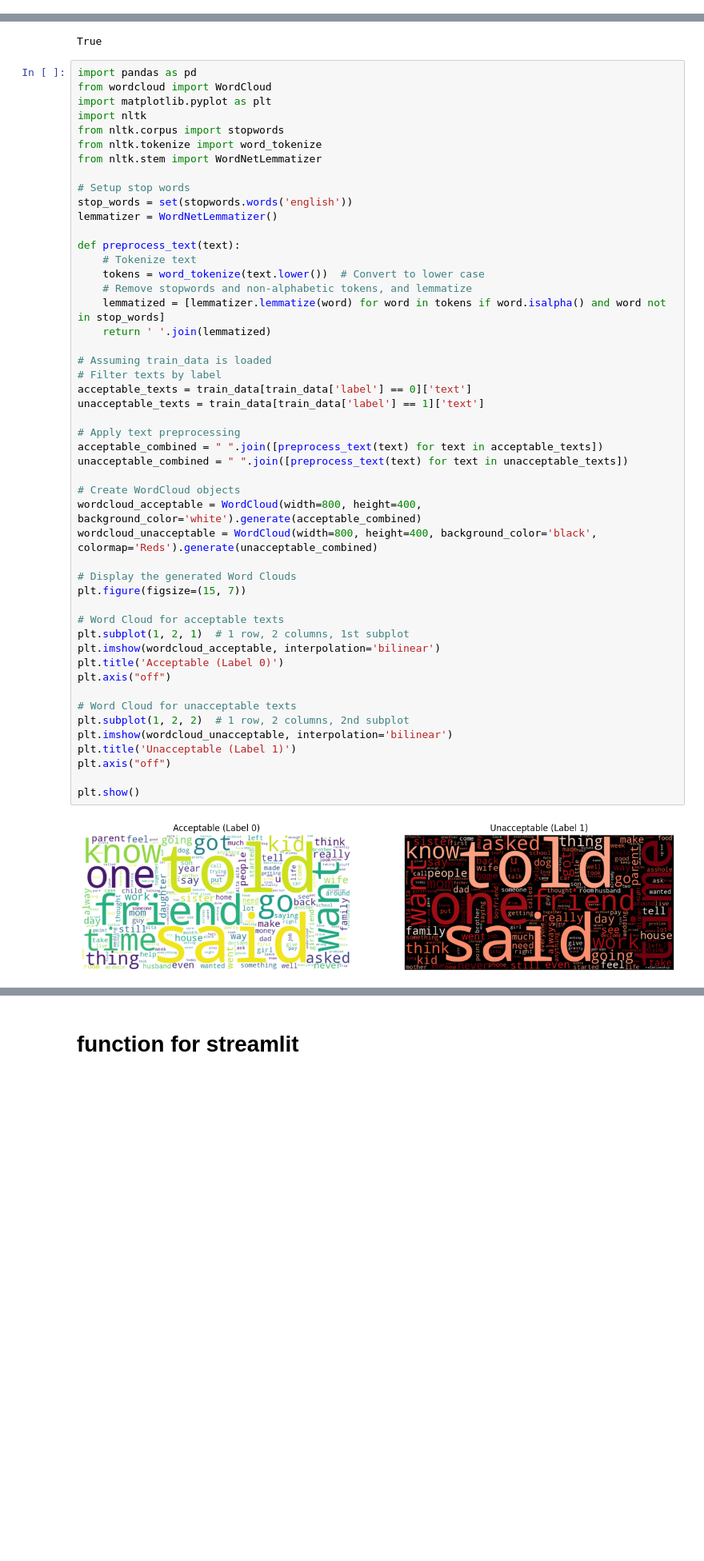
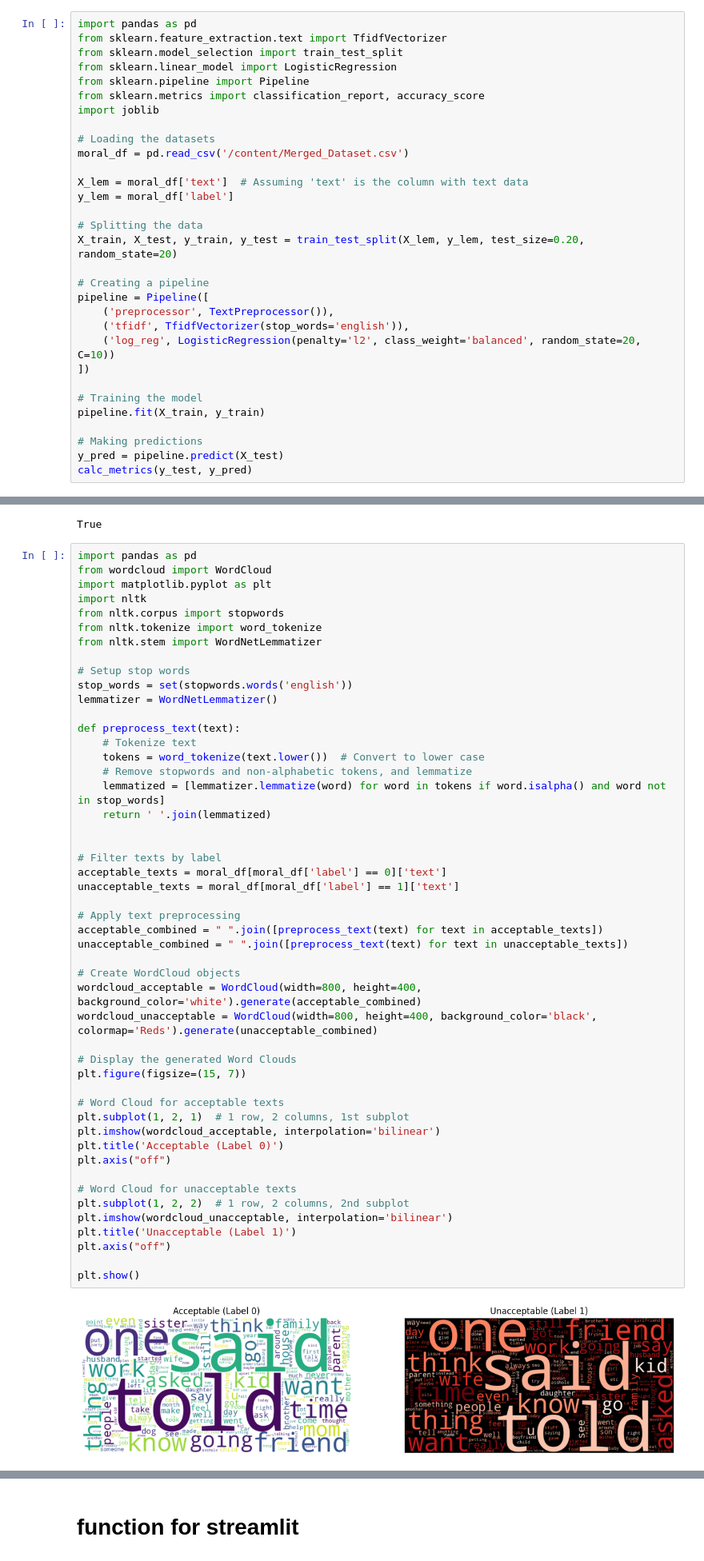
Before and after one commit to shelly-serafimovich/ML-Moral-Judgment-and-Liability-Project, a Jupyter notebook: ML_Moral_Judgment_and_Liability_Project.ipynb, the cells around one changed output, grey strips where cells are left out. Shown at 80% size. Saved outputs shown, nothing was run; the diff lists cells and outputs as text; blank space fills up the shorter version.

```diff
--- a/ML_Moral_Judgment_and_Liability_Project.ipynb
+++ b/ML_Moral_Judgment_and_Liability_Project.ipynb
@@ -93,0 +86,31 @@ weighted avg       0.91      0.91      0.91       199
+# %%
+import pandas as pd
+from sklearn.feature_extraction.text import TfidfVectorizer
+from sklearn.model_selection import train_test_split
+from sklearn.linear_model import LogisticRegression
+from sklearn.pipeline import Pipeline
+from sklearn.metrics import classification_report, accuracy_score
+import joblib
+
+# Loading the datasets
+moral_df = pd.read_csv('/content/Merged_Dataset.csv')
+
+X_lem = moral_df['text']  # Assuming 'text' is the column with text data
+y_lem = moral_df['label']
+
+# Splitting the data
+X_train, X_test, y_train, y_test = train_test_split(X_lem, y_lem, test_size=0.20, random_state=20)
+
+# Creating a pipeline
+pipeline = Pipeline([
+    ('preprocessor', TextPreprocessor()),
+    ('tfidf', TfidfVectorizer(stop_words='english')),
+    ('log_reg', LogisticRegression(penalty='l2', class_weight='balanced', random_state=20, C=10))
+])
+
+# Training the model
+pipeline.fit(X_train, y_train)
+
+# Making predictions
+y_pred = pipeline.predict(X_test)
+calc_metrics(y_test, y_pred)
@@ -272,37 +272,37 @@ def preprocess_text(text):
     lemmatized = [lemmatizer.lemmatize(word) for word in tokens if word.isalpha() and word not in stop_words]
     return ' '.join(lemmatized)
 
-# Assuming train_data is loaded
+
 # Filter texts by label
-acceptable_texts = train_data[train_data['label'] == 0]['text']
-unacceptable_texts = train_data[train_data['label'] == 1]['text']
+acceptable_texts = moral_df[moral_df['label'] == 0]['text']
+unacceptable_texts = moral_df[moral_df['label'] == 1]['text']
 
 # Apply text preprocessing
 acceptable_combined = " ".join([preprocess_text(text) for text in acceptable_texts])
 unacceptable_combined = " ".join([preprocess_text(text) for text in unacceptable_texts])
 
 # Create WordCloud objects
 wordcloud_acceptable = WordCloud(width=800, height=400, background_color='white').generate(acceptable_combined)
 wordcloud_unacceptable = WordCloud(width=800, height=400, background_color='black', colormap='Reds').generate(unacceptable_combined)
 
 # Display the generated Word Clouds
 plt.figure(figsize=(15, 7))
 
 # Word Cloud for acceptable texts
 plt.subplot(1, 2, 1)  # 1 row, 2 columns, 1st subplot
 plt.imshow(wordcloud_acceptable, interpolation='bilinear')
 plt.title('Acceptable (Label 0)')
 plt.axis("off")
 
 # Word Cloud for unacceptable texts
 plt.subplot(1, 2, 2)  # 1 row, 2 columns, 2nd subplot
 plt.imshow(wordcloud_unacceptable, interpolation='bilinear')
 plt.title('Unacceptable (Label 1)')
 plt.axis("off")
 
 plt.show()
 # %% [output]
-[figure, old version]
+[figure, new version]
 # %%
 import pandas as pd
 from textblob import TextBlob
```
Also changed, not shown: parts of 35 cells of this notebook.
